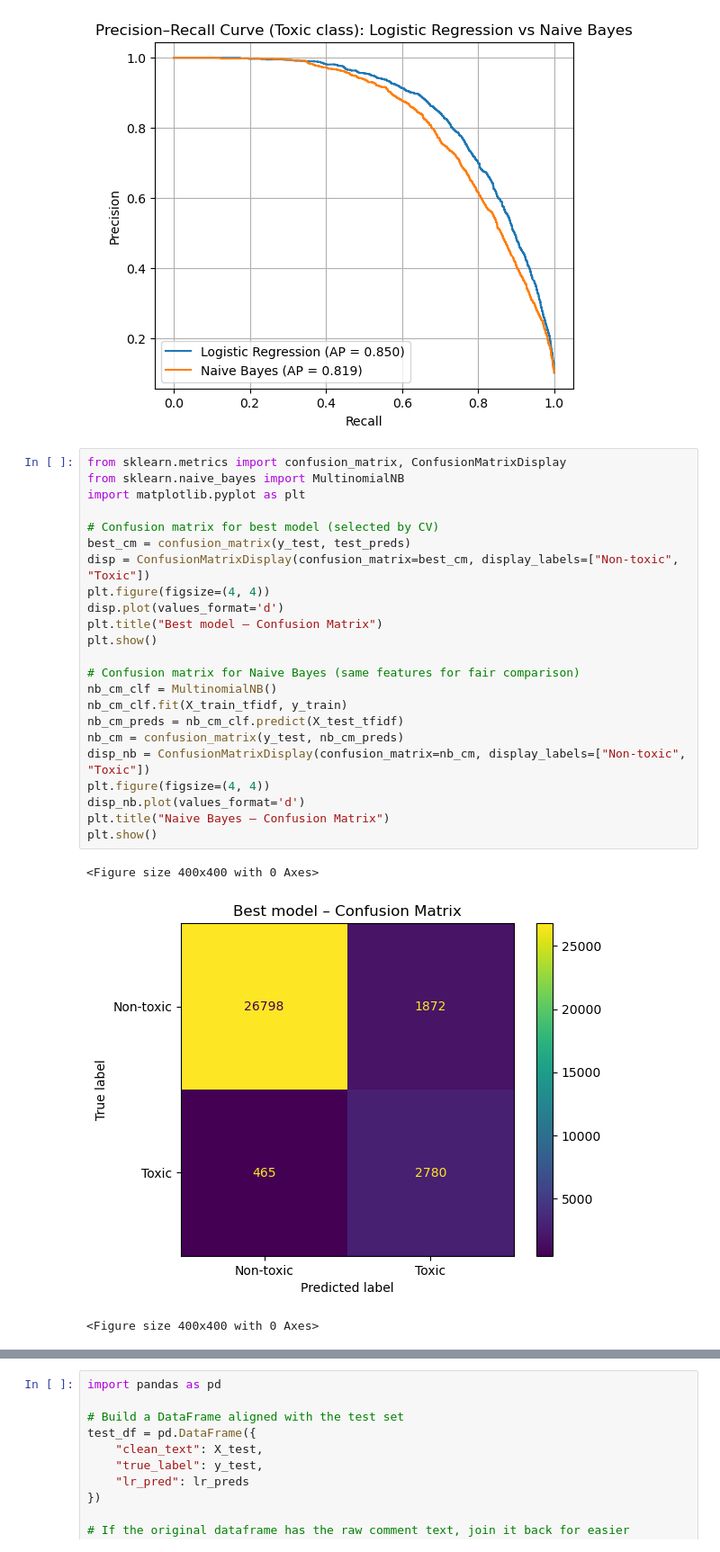
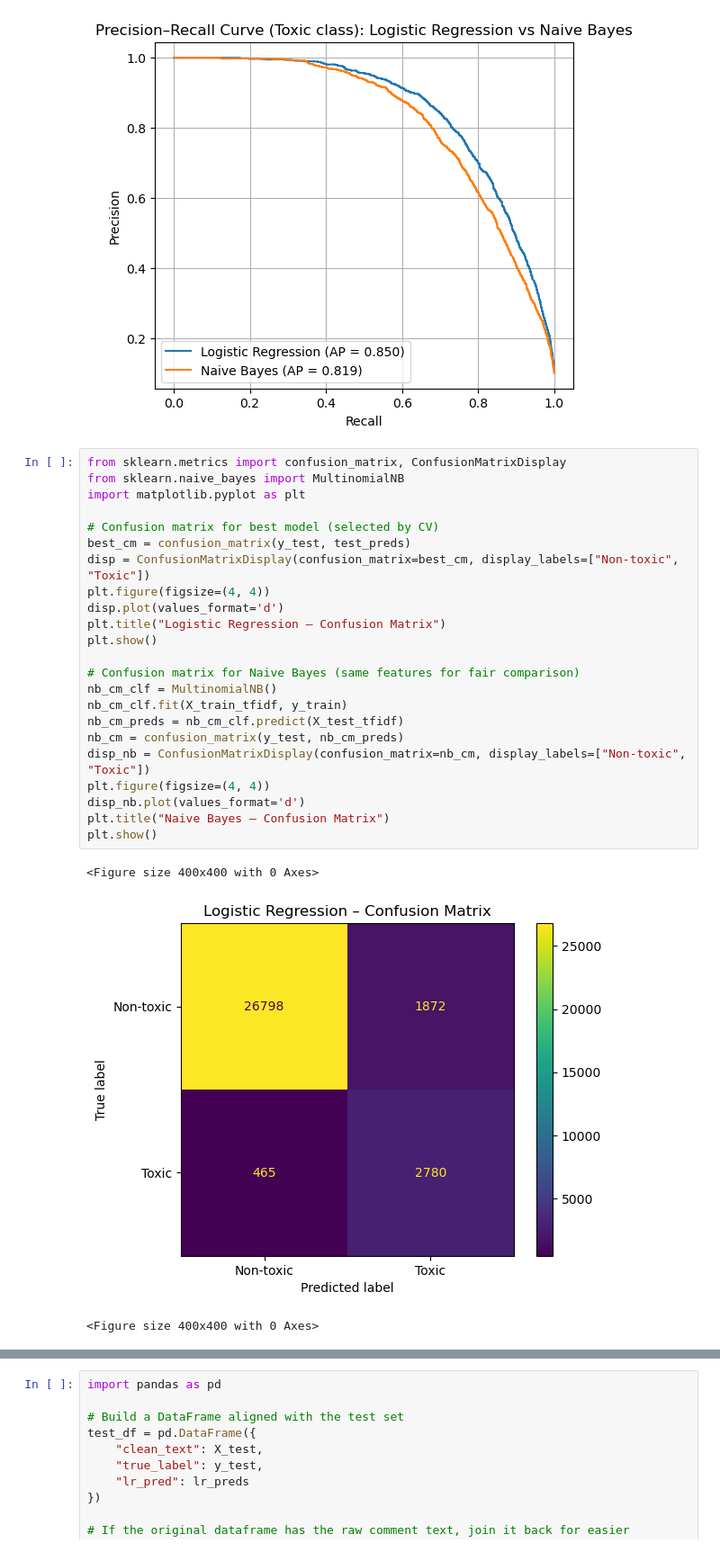
Before and after one commit to jasrulete/toxic-comment-detector, a Jupyter notebook: notebooks/toxic_comment_training.ipynb, the cells around one changed output, grey strips where cells are left out. Shown at 90% size. Saved outputs shown, nothing was run; the diff lists cells and outputs as text.

Commit message:
fixed title

```diff
--- a/notebooks/toxic_comment_training.ipynb
+++ b/notebooks/toxic_comment_training.ipynb
@@ -400,29 +400,29 @@ plt.show()
 # %%
 from sklearn.metrics import confusion_matrix, ConfusionMatrixDisplay
 from sklearn.naive_bayes import MultinomialNB
 import matplotlib.pyplot as plt
 
 # Confusion matrix for best model (selected by CV)
 best_cm = confusion_matrix(y_test, test_preds)
 disp = ConfusionMatrixDisplay(confusion_matrix=best_cm, display_labels=["Non-toxic", "Toxic"])
 plt.figure(figsize=(4, 4))
 disp.plot(values_format='d')
-plt.title("Best model – Confusion Matrix")
+plt.title("Logistic Regression – Confusion Matrix")
 plt.show()
 
 # Confusion matrix for Naive Bayes (same features for fair comparison)
 nb_cm_clf = MultinomialNB()
 nb_cm_clf.fit(X_train_tfidf, y_train)
 nb_cm_preds = nb_cm_clf.predict(X_test_tfidf)
 nb_cm = confusion_matrix(y_test, nb_cm_preds)
 disp_nb = ConfusionMatrixDisplay(confusion_matrix=nb_cm, display_labels=["Non-toxic", "Toxic"])
 plt.figure(figsize=(4, 4))
 disp_nb.plot(values_format='d')
 plt.title("Naive Bayes – Confusion Matrix")
 plt.show()
 # %% [output]
 <Figure size 400x400 with 0 Axes>
-[figure, old version]
+[figure, new version]
 <Figure size 400x400 with 0 Axes>
 [figure]
 # %%
```
Also changed, not shown: 1 other file.
